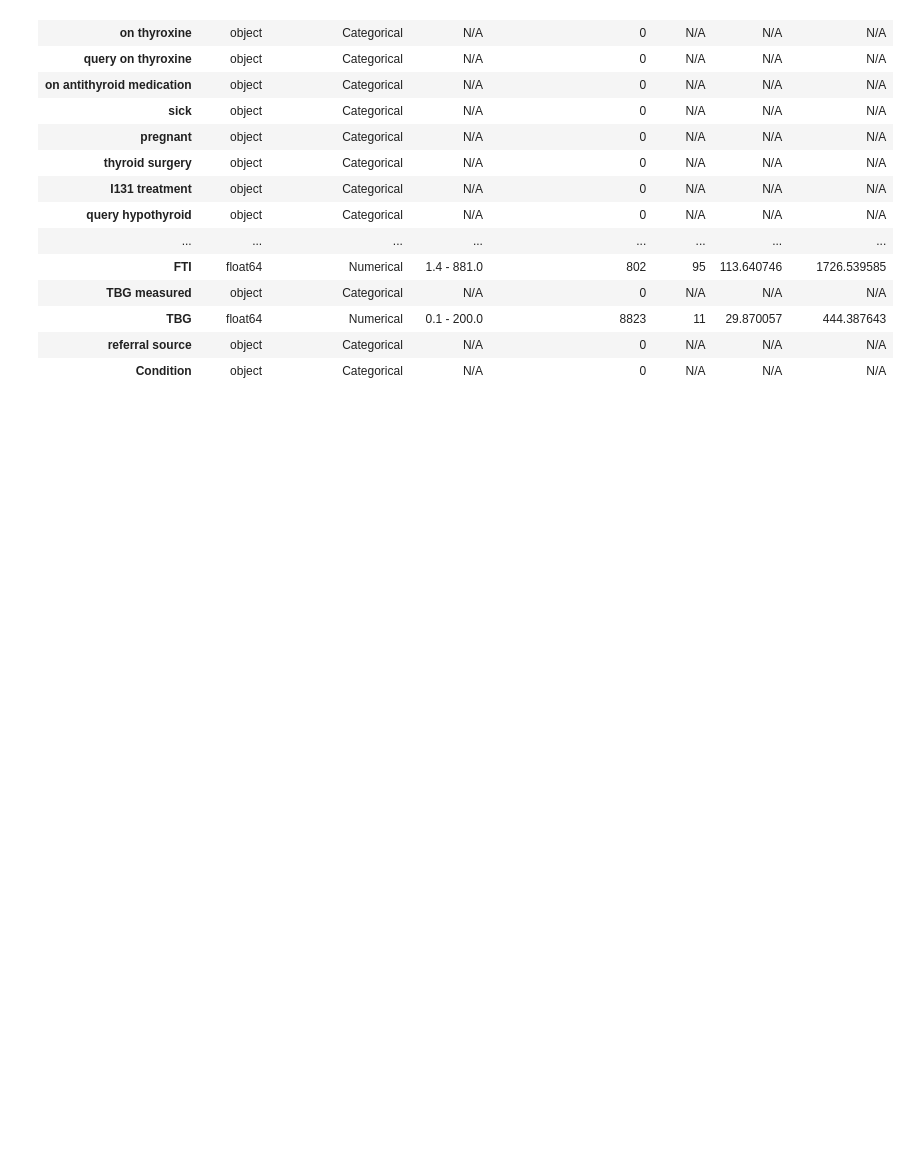
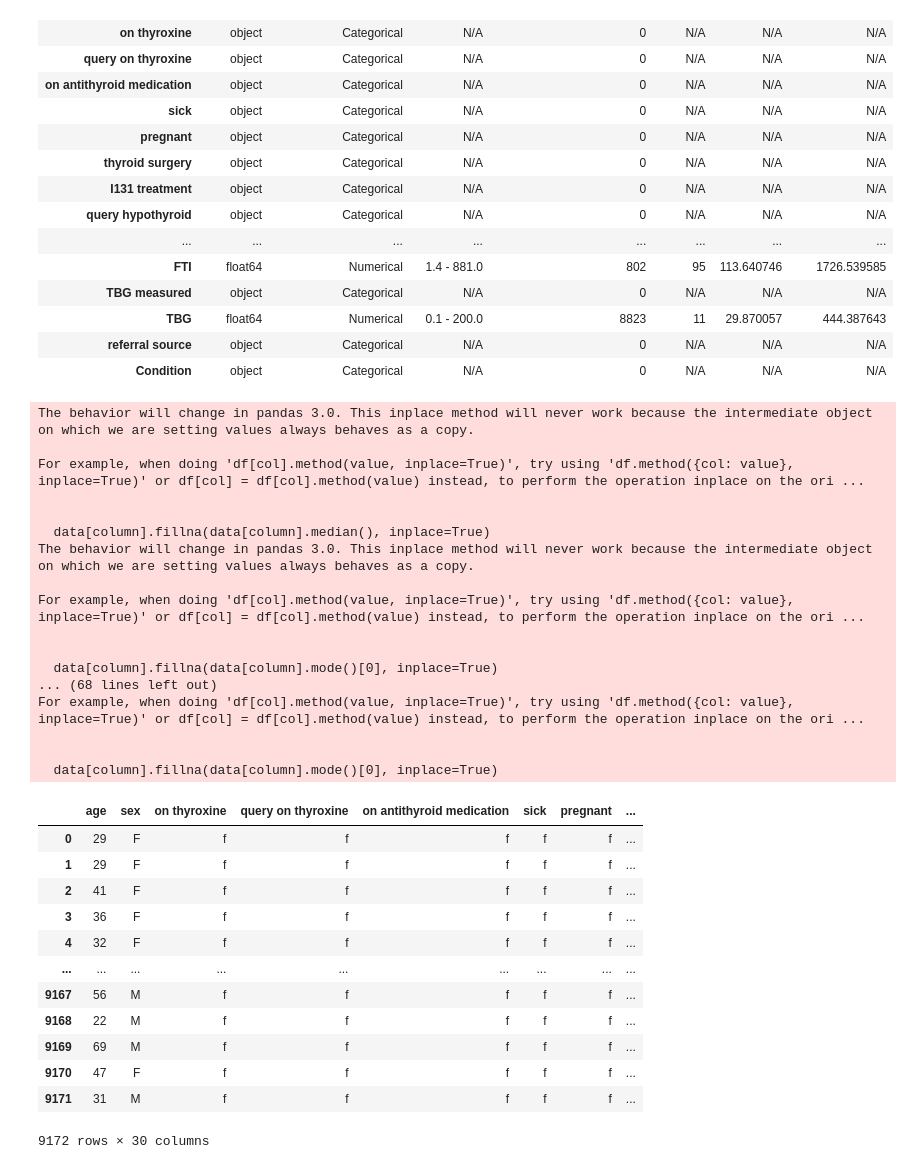
Before and after one commit to ajratnam/ML_LAB_24, a Jupyter notebook: Lab 02/Program.ipynb, the cells around one changed output. Cells and saved outputs as stored; diff of their text form; code cells hidden in the pictures; blank space fills up the shorter version.

```diff
--- a/Lab 02/Program.ipynb
+++ b/Lab 02/Program.ipynb
@@ -195,3 +195,61 @@ data
 | TBG | float64 | Numerical | 0.1 - 200.0 | 8823 | 11 | 29.870057 | 444.387643 |
 | referral source | object | Categorical | N/A | 0 | N/A | N/A | N/A |
 | Condition | object | Categorical | N/A | 0 | N/A | N/A | N/A |
+# %%
+def handle_missing_values(data):
+    """
+    Handles missing values in the DataFrame based on data type and presence of outliers.
+
+    Args:
+        data (pandas.DataFrame): The DataFrame with missing values.
+
+    Returns:
+        pandas.DataFrame: The DataFrame with missing values handled.
+    """
+    columns = data.columns
+    data_types = data.dtypes
+
+    for column in columns:
+        if data_types[column] == "object":
+            data[column].fillna(data[column].mode()[0], inplace=True)
+        else:
+            if data[column][data[column] > data[column].mean() + 3 * data[column].std()].count() == 0:
+                data[column].fillna(data[column].mean(), inplace=True)
+            else:
+                data[column].fillna(data[column].median(), inplace=True)
+
+    return data
+
+thyroid_data = handle_missing_values(raw_thyroid)
+thyroid_data
+# %% [output]
+The behavior will change in pandas 3.0. This inplace method will never work because the intermediate object on which we are setting values always behaves as a copy.
+
+For example, when doing 'df[col].method(value, inplace=True)', try using 'df.method({col: value}, inplace=True)' or df[col] = df[col].method(value) instead, to perform the operation inplace on the ori ...
+
+
+  data[column].fillna(data[column].median(), inplace=True)
+The behavior will change in pandas 3.0. This inplace method will never work because the intermediate object on which we are setting values always behaves as a copy.
+
+For example, when doing 'df[col].method(value, inplace=True)', try using 'df.method({col: value}, inplace=True)' or df[col] = df[col].method(value) instead, to perform the operation inplace on the ori ...
+
+
+  data[column].fillna(data[column].mode()[0], inplace=True)
+... (68 lines left out)
+For example, when doing 'df[col].method(value, inplace=True)', try using 'df.method({col: value}, inplace=True)' or df[col] = df[col].method(value) instead, to perform the operation inplace on the ori ...
+
+
+  data[column].fillna(data[column].mode()[0], inplace=True)
+|  | age | sex | on thyroxine | query on thyroxine | on antithyroid medication | sick | pregnant | ... |
+| 0 | 29 | F | f | f | f | f | f | ... |
+| 1 | 29 | F | f | f | f | f | f | ... |
+| 2 | 41 | F | f | f | f | f | f | ... |
+| 3 | 36 | F | f | f | f | f | f | ... |
+| 4 | 32 | F | f | f | f | f | f | ... |
+| ... | ... | ... | ... | ... | ... | ... | ... | ... |
+| 9167 | 56 | M | f | f | f | f | f | ... |
+| 9168 | 22 | M | f | f | f | f | f | ... |
+| 9169 | 69 | M | f | f | f | f | f | ... |
+| 9170 | 47 | F | f | f | f | f | f | ... |
+| 9171 | 31 | M | f | f | f | f | f | ... |
+9172 rows × 30 columns
```
Also changed, not shown: parts of 4 cells of this notebook.
